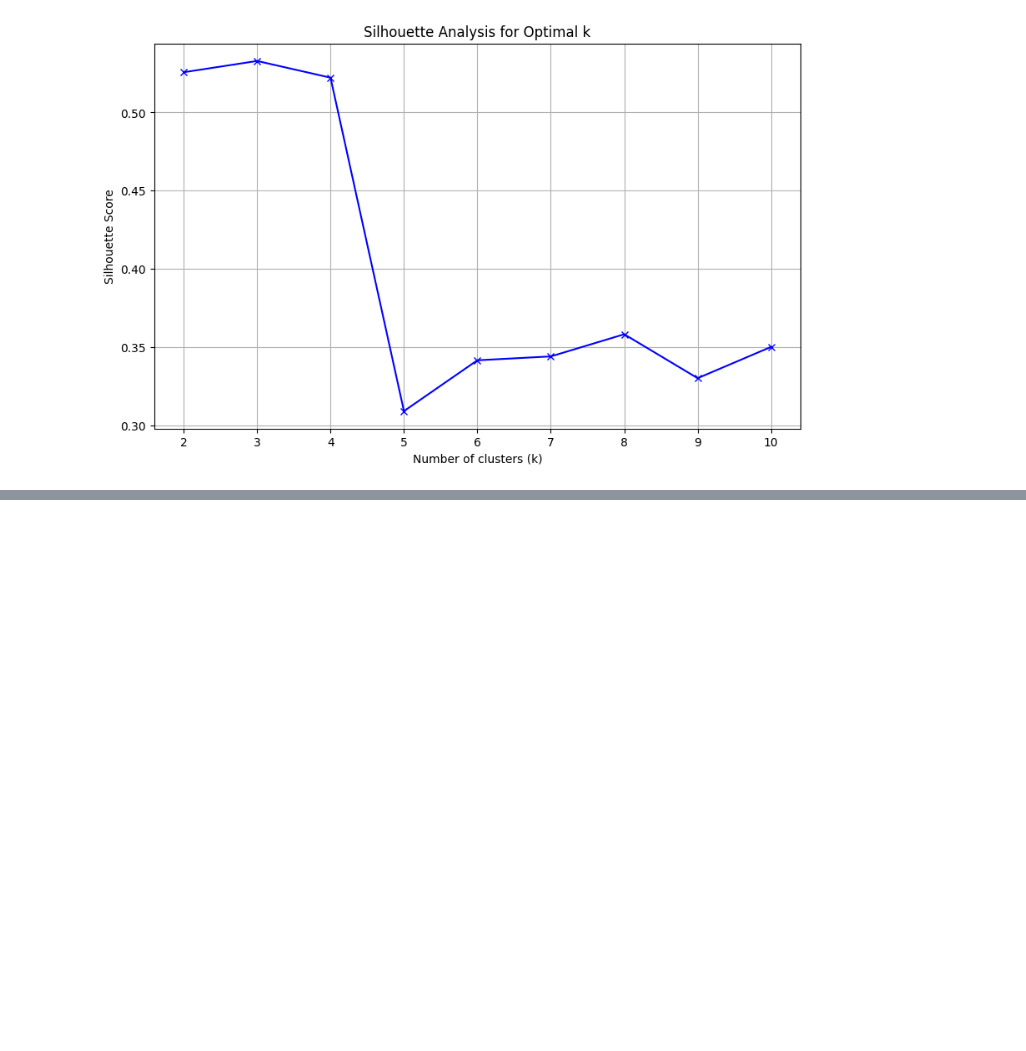
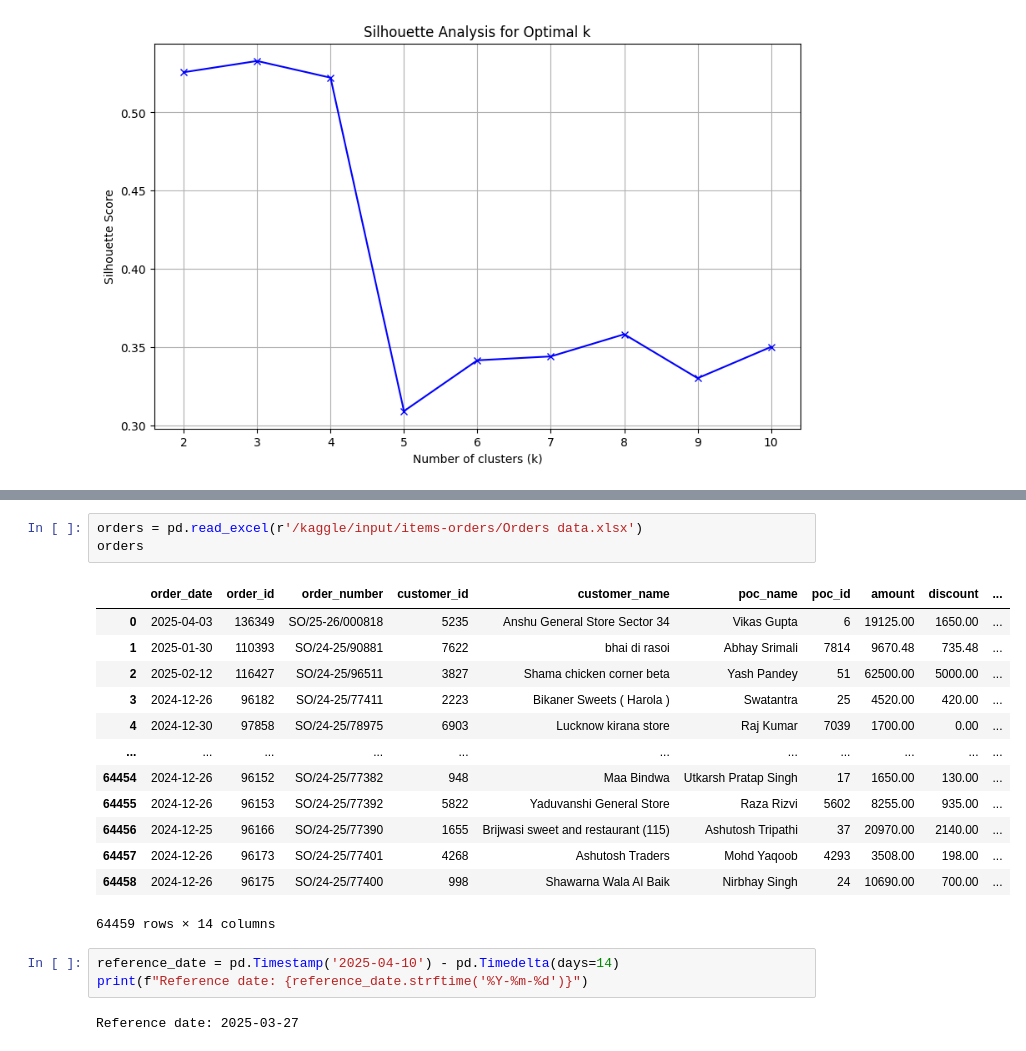
Before and after one commit to RujhaanTaneja/UnORG-SC-DS-MID-PREP_TEAM_HYPERION_Submission, a Jupyter notebook: Krish'sCodeFiles/LSTM_model.ipynb, the cells around one changed output, grey strips where cells are left out. Saved outputs shown, nothing was run; the diff lists cells and outputs as text; blank space fills up the shorter version.

```diff
--- a/Krish'sCodeFiles/LSTM_model.ipynb
+++ b/Krish'sCodeFiles/LSTM_model.ipynb
@@ -170,0 +200,22 @@ old_data
+# %%
+orders = pd.read_excel(r'/kaggle/input/items-orders/Orders data.xlsx')
+orders
+# %% [output]
+|  | order_date | order_id | order_number | customer_id | customer_name | poc_name | poc_id | amount | discount | ... |
+| 0 | 2025-04-03 | 136349 | SO/25-26/000818 | 5235 | Anshu General Store Sector 34 | Vikas Gupta | 6 | 19125.00 | 1650.00 | ... |
+| 1 | 2025-01-30 | 110393 | SO/24-25/90881 | 7622 | bhai di rasoi | Abhay Srimali | 7814 | 9670.48 | 735.48 | ... |
+| 2 | 2025-02-12 | 116427 | SO/24-25/96511 | 3827 | Shama chicken corner beta | Yash Pandey | 51 | 62500.00 | 5000.00 | ... |
+| 3 | 2024-12-26 | 96182 | SO/24-25/77411 | 2223 | Bikaner Sweets ( Harola ) | Swatantra | 25 | 4520.00 | 420.00 | ... |
+| 4 | 2024-12-30 | 97858 | SO/24-25/78975 | 6903 | Lucknow kirana store | Raj Kumar | 7039 | 1700.00 | 0.00 | ... |
+| ... | ... | ... | ... | ... | ... | ... | ... | ... | ... | ... |
+| 64454 | 2024-12-26 | 96152 | SO/24-25/77382 | 948 | Maa Bindwa | Utkarsh Pratap Singh | 17 | 1650.00 | 130.00 | ... |
+| 64455 | 2024-12-26 | 96153 | SO/24-25/77392 | 5822 | Yaduvanshi General Store | Raza Rizvi | 5602 | 8255.00 | 935.00 | ... |
+| 64456 | 2024-12-25 | 96166 | SO/24-25/77390 | 1655 | Brijwasi sweet and restaurant (115) | Ashutosh Tripathi | 37 | 20970.00 | 2140.00 | ... |
+| 64457 | 2024-12-26 | 96173 | SO/24-25/77401 | 4268 | Ashutosh Traders | Mohd Yaqoob | 4293 | 3508.00 | 198.00 | ... |
+| 64458 | 2024-12-26 | 96175 | SO/24-25/77400 | 998 | Shawarna Wala Al Baik | Nirbhay Singh | 24 | 10690.00 | 700.00 | ... |
+64459 rows × 14 columns
+# %%
+reference_date = pd.Timestamp('2025-04-10') - pd.Timedelta(days=14)
+print(f"Reference date: {reference_date.strftime('%Y-%m-%d')}")
+# %% [output]
+Reference date: 2025-03-27
```
Also changed, not shown: parts of 35 cells of this notebook.
